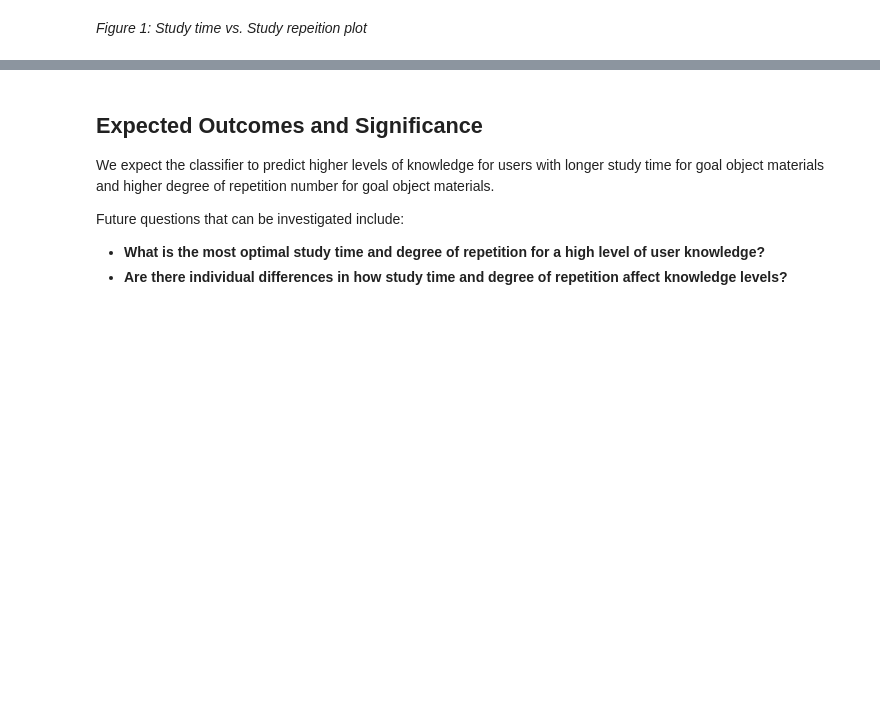
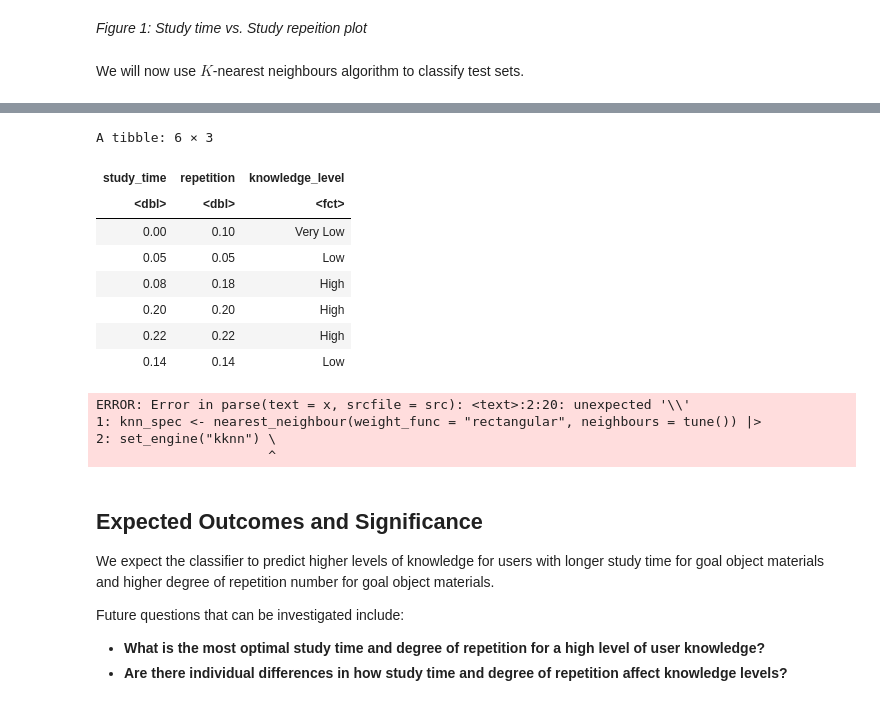
Before and after one commit to lojnys/dsci100_group_18, a Jupyter notebook: group_proposal.ipynb, the cells around one changed output, grey strips where cells are left out. Cells and saved outputs as stored; diff of their text form; code cells hidden in the pictures; blank space fills up the shorter version.

```diff
--- a/group_proposal.ipynb
+++ b/group_proposal.ipynb
@@ -127,3 +127,14 @@ stg_vs_scg_plot
 [figure]
 # %% [markdown]
 *Figure 1: Study time vs. Study repeition plot*
+# %% [markdown]
+We will now use $K$-nearest neighbours algorithm to classify test sets.
+# %%
+# Testing dataset
+data_testing <- read_excel("data/user_knowledge.xls", sheet = "Test_Data", range = "A1:F259") |>
+select(STG, SCG, UNS) |>
+rename(study_time = STG, repetition = SCG, knowledge_level = UNS) |>
+mutate(knowledge_level = as_factor(knowledge_level)) |>
+mutate(knowledge_level = fct_recode(knowledge_level, "Very Low" = "very_low"))
+head(data_testing)
+# %% [output]
@@ -130,3 +147,24 @@ stg_vs_scg_plot
+A tibble: 6 × 3
+| study_time | repetition | knowledge_level |
+| <dbl> | <dbl> | <fct> |
+| 0.00 | 0.10 | Very Low |
+| 0.05 | 0.05 | Low |
+| 0.08 | 0.18 | High |
+| 0.20 | 0.20 | High |
+| 0.22 | 0.22 | High |
+| 0.14 | 0.14 | Low |
+# %%
+k_vals <- tibble(neighbours = seq(from = 1, to = 100))
+
+
+knn_spec <- nearest_neighbour(weight_func = "rectangular", neighbours = tune()) |>
+set_engine("kknn") |>
+set_mode("classification")
+# %% [output]
+ERROR: Error in parse(text = x, srcfile = src): <text>:2:20: unexpected '\\'
+1: knn_spec <- nearest_neighbour(weight_func = "rectangular", neighbours = tune()) |>
+2: set_engine("kknn") \
+                      ^
 # %% [markdown]
 ## Expected Outcomes and Significance
 
```
Also changed, not shown: parts of 2 cells of this notebook, 1 other file.
